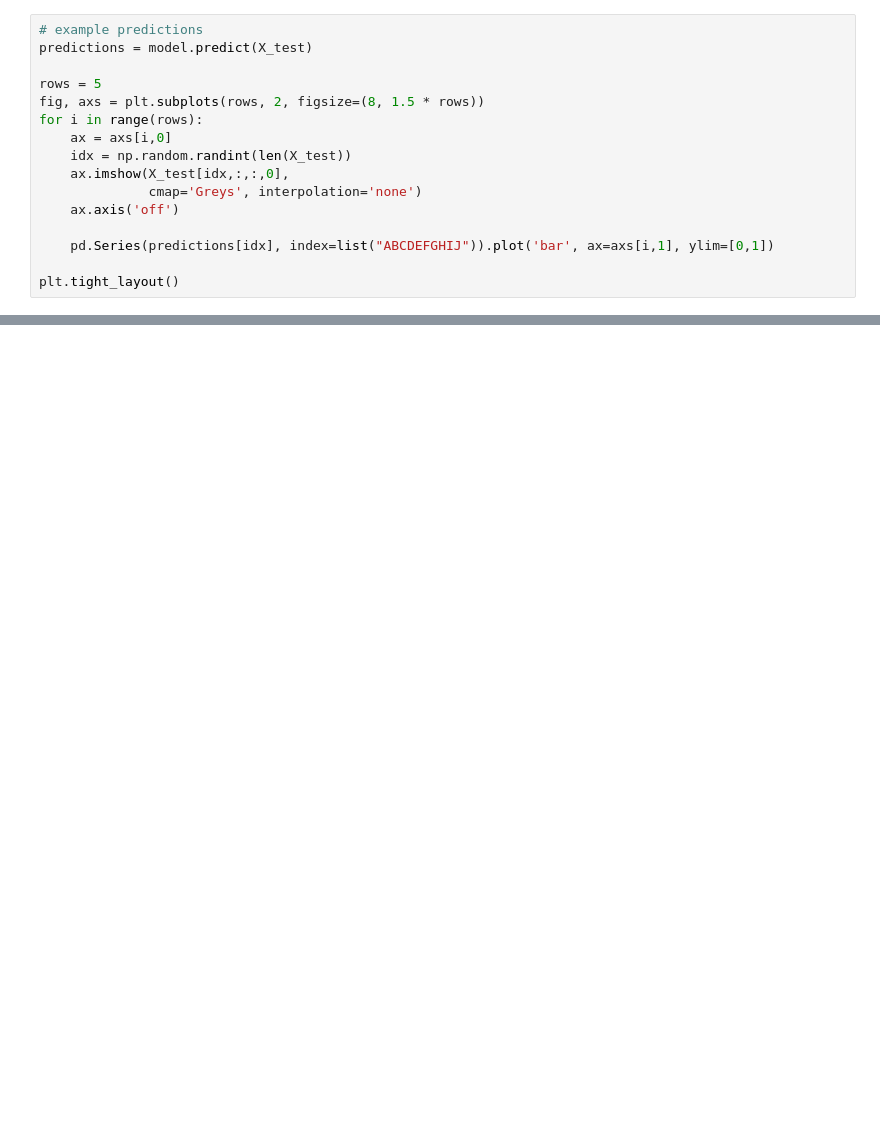
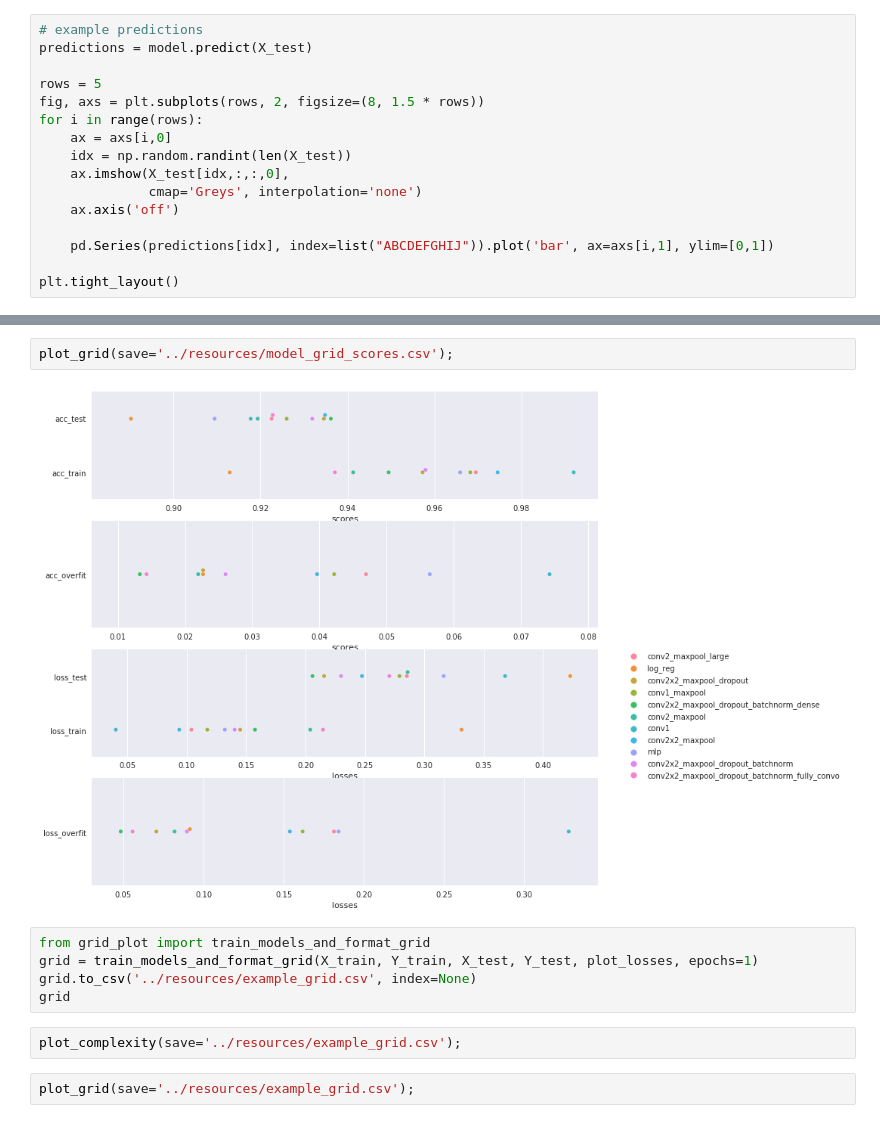
Before and after one commit to deepsense-ai/intel-ai-webinar-neural-networks, a Jupyter notebook: notebook_fresh.ipynb, the cells around one changed output, grey strips where cells are left out. Cells and saved outputs as stored; diff of their text form; blank space fills up the shorter version.

```diff
--- a/notebook_fresh.ipynb
+++ b/notebook_fresh.ipynb
@@ -123,0 +136,13 @@ plt.tight_layout()
+# %%
+plot_grid(save='../resources/model_grid_scores.csv');
+# %% [output]
+[figure, added]
+# %%
+from grid_plot import train_models_and_format_grid
+grid = train_models_and_format_grid(X_train, Y_train, X_test, Y_test, plot_losses, epochs=1)
+grid.to_csv('../resources/example_grid.csv', index=None)
+grid
+# %%
+plot_complexity(save='../resources/example_grid.csv');
+# %%
+plot_grid(save='../resources/example_grid.csv');
```
Also changed, not shown: parts of 6 cells of this notebook, 6 other files.
